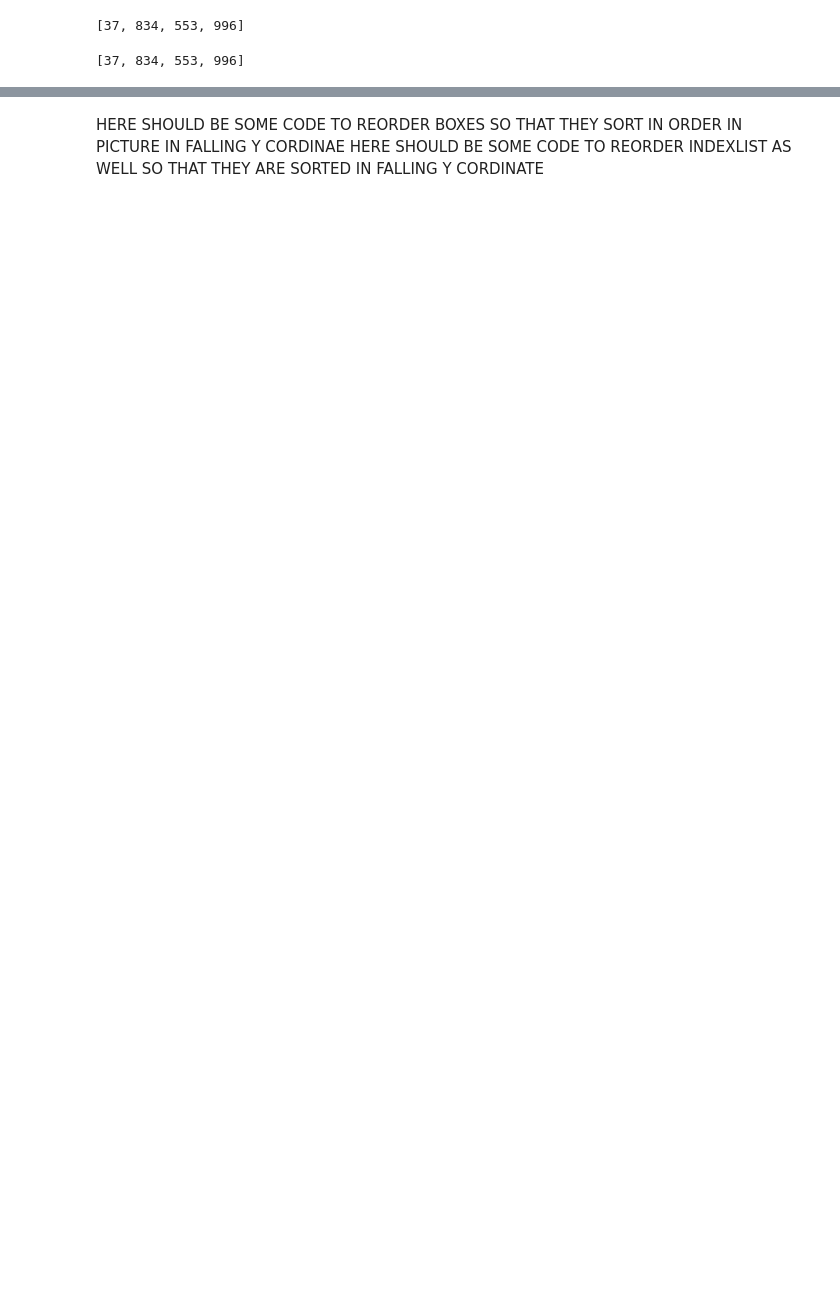
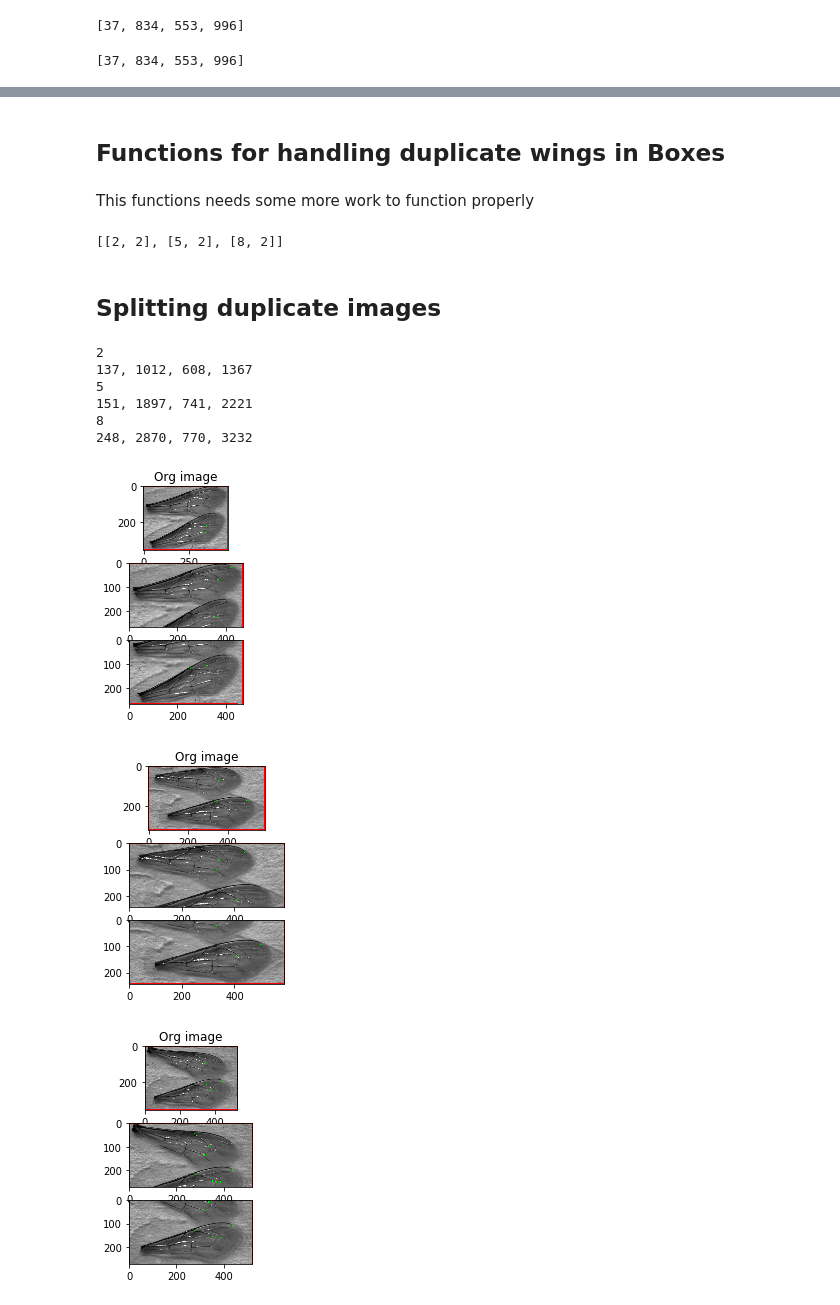
Before and after one commit to patrikolesen/bee, a Jupyter notebook: Notebooks/imagetest.ipynb, the cells around one changed output, grey strips where cells are left out. Cells and saved outputs as stored; diff of their text form; code cells hidden in the pictures; blank space fills up the shorter version.

```diff
--- a/Notebooks/imagetest.ipynb
+++ b/Notebooks/imagetest.ipynb
@@ -441,3 +494,0 @@ Found 28 possible wings
-# %% [markdown]
-HERE SHOULD BE SOME CODE TO REORDER BOXES SO THAT THEY SORT IN ORDER IN PICTURE IN FALLING Y CORDINAE
-HERE SHOULD BE SOME CODE TO REORDER INDEXLIST AS WELL SO THAT THEY ARE SORTED IN FALLING Y CORDINATE
@@ -447,0 +495,4 @@ HERE SHOULD BE SOME CODE TO REORDER INDEXLIST AS WELL SO THAT THEY ARE SORTED IN
+# %% [markdown]
+## Functions for handling duplicate wings in Boxes
+# %% [markdown]
+This functions needs some more work to function properly
@@ -447,0 +522,48 @@ HERE SHOULD BE SOME CODE TO REORDER INDEXLIST AS WELL SO THAT THEY ARE SORTED IN
+# %%
+#duplicateList = findDuplicateWingsInBox(snipBoxes, allWingPoints)
+duplicateList = findDuplicateWingsInBox(wingContourBoxes, allWingPoints)
+duplicateList
+# %% [output]
+[[2, 2], [5, 2], [8, 2]]
+# %%
+def splitDuplicateWingsInBox(wingContourBoxes, allWingPoints, duplicateWingList, image123):
+    splitWings = []
+
+    for index, noImages in duplicateWingList:
+        print(index)
+        x1 = wingContourBoxes[index][0]
+        y1 = wingContourBoxes[index][1]
+        x2 = wingContourBoxes[index][2]
+        y2 = wingContourBoxes[index][3]
+        plt.figure(index)
+        plt.subplot(noImages+1,1,1), plt.imshow(image123[y1:y2, x1:x2]), plt.title("Org image")
+        y1y2= y2-y1
+
+        yDivider = int(y1y2/noImages)
+        yDividerFraction = int(yDivider/2)
+        yStart = y1
+        yStop = y2
+        print(str(x1) + ", " + str(y1) + ", " + str(x2) + ", " + str(y2))
+
+        for i in range  (0, noImages):
+            yStop = yStart + yDivider + yDividerFraction
+            #splitWings.append([x1, yStart, x2, yStop])
+            plt.subplot(noImages+1,1,2+i), plt.imshow(image123[yStart:yStop, x1:x2])#, plt.title("Split: " + str(i+1))
+            yStart = yStart+ yDividerFraction
+
+
+    return splitWings
+# %% [markdown]
+## Splitting duplicate images
+# %%
+splitedWingsBoxes = splitDuplicateWingsInBox(wingContourBoxes, allWingPoints, duplicateList, image)
+# %% [output]
+2
+137, 1012, 608, 1367
+5
+151, 1897, 741, 2221
+8
+248, 2870, 770, 3232
+[figure, added]
+[figure, added]
+[figure, added]
```
Also changed, not shown: parts of 51 cells of this notebook.
